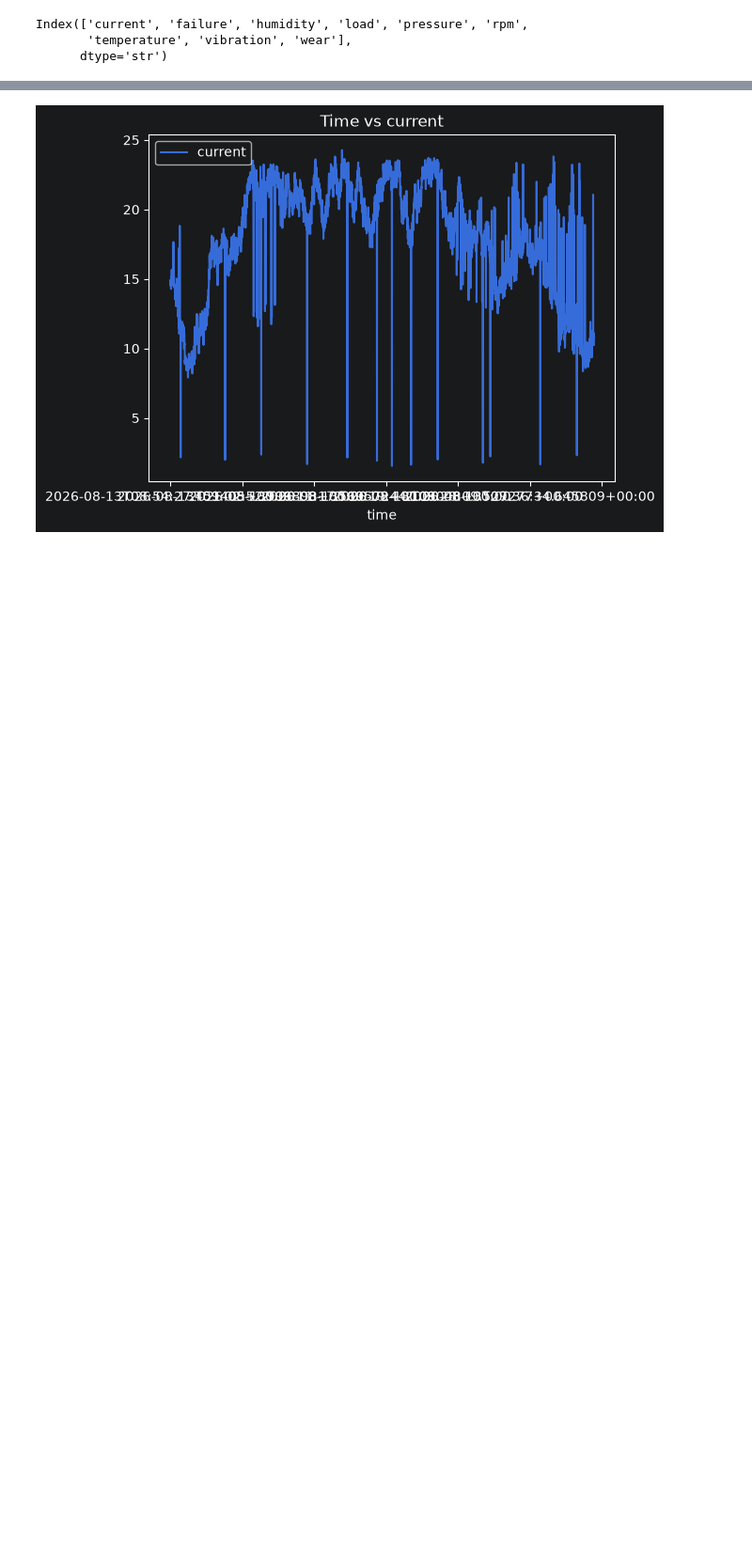
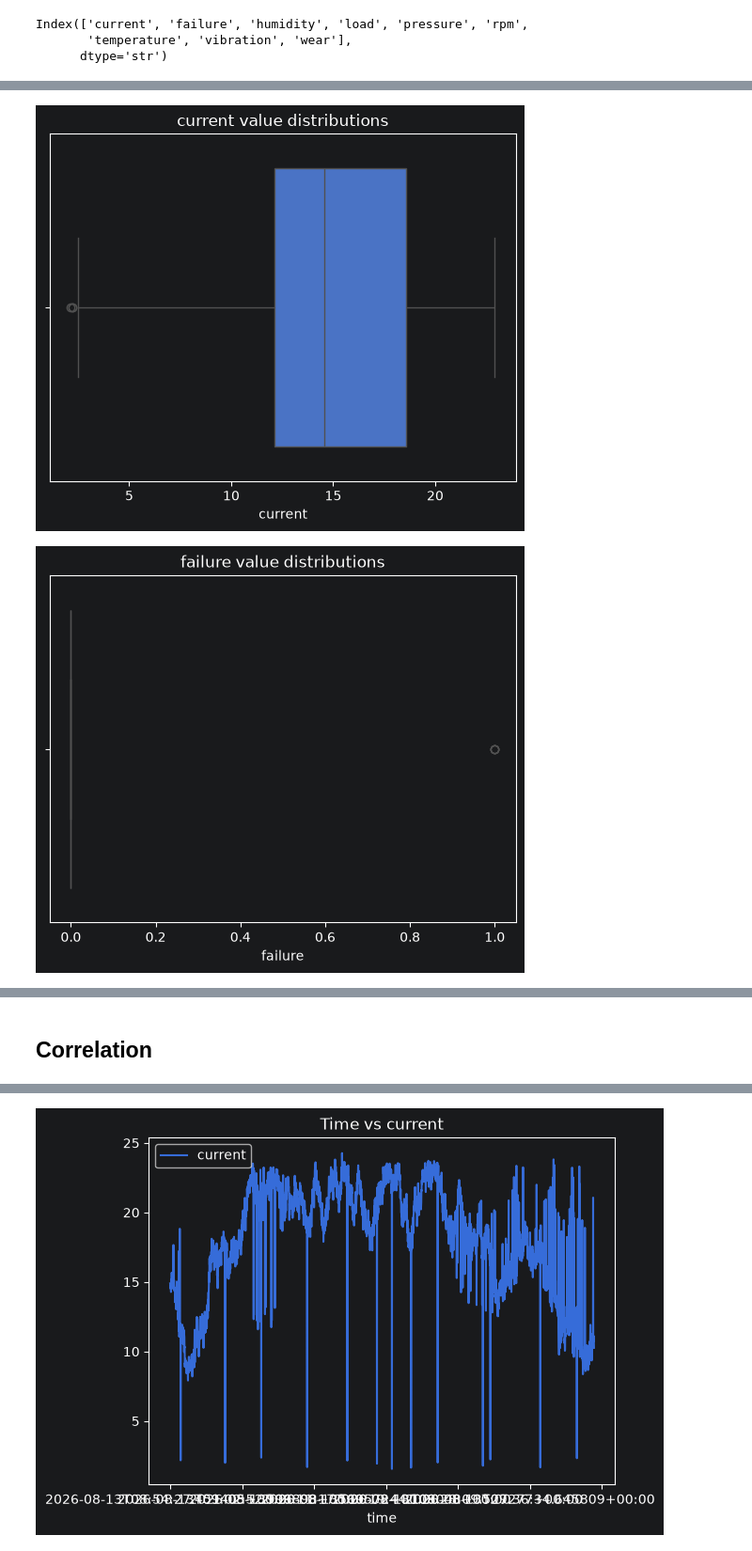
Before and after one commit to yrmint/predictive-maintenance, a Jupyter notebook: notebooks/experiments.ipynb, the cells around one changed output, grey strips where cells are left out. Shown at 94% size. Cells and saved outputs as stored; diff of their text form; code cells hidden in the pictures; blank space fills up the shorter version.

```diff
--- a/notebooks/experiments.ipynb
+++ b/notebooks/experiments.ipynb
@@ -207,0 +240,12 @@ Index(['current', 'failure', 'humidity', 'load', 'pressure', 'rpm',
+# %%
+for feature in features:
+    sns.boxplot(
+        data=df,
+        x=feature
+    )
+
+    plt.title(f"{feature} value distributions")
+    plt.show()
+# %% [output]
+[figure, added]
+[figure, added]
@@ -207,0 +259,2 @@ Index(['current', 'failure', 'humidity', 'load', 'pressure', 'rpm',
+# %% [markdown]
+## Correlation
```
Also changed, not shown: parts of 8 cells of this notebook.
